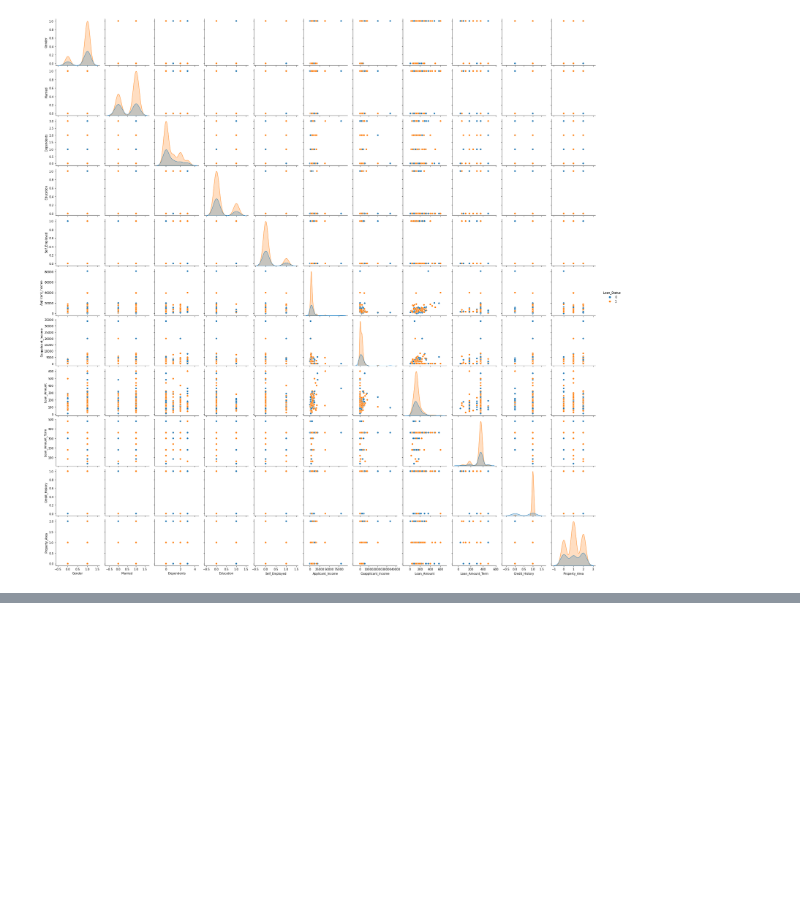
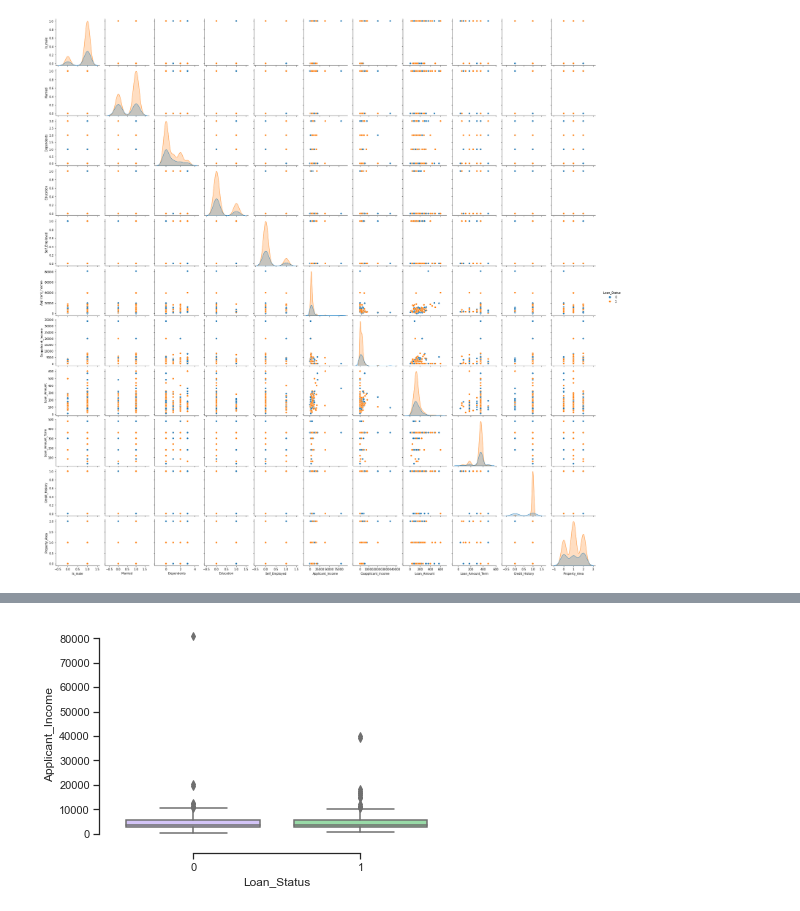
Before and after one commit to SLawsonWoods/Loan_Status_Classification_Project, a Jupyter notebook: final_notebook.ipynb, the cells around one changed output, grey strips where cells are left out. Saved outputs shown, nothing was run; the diff lists cells and outputs as text; code cells hidden in the pictures; blank space fills up the shorter version.

```diff
--- a/final_notebook.ipynb
+++ b/final_notebook.ipynb
@@ -169,0 +265,11 @@ KeyError: "None of [Index(['Loan_Status'], dtype='object')] are in the [columns]
+# %%
+sns.set_theme(style="ticks", palette="pastel")
+
+
+# Draw a nested boxplot
+sns.boxplot(x="Loan_Status", y="Applicant_Income",
+            palette=["m", "g"],
+            data=train)
+sns.despine(offset=10, trim=True)
+# %% [output]
+[figure, added]
```
Also changed, not shown: parts of 62 cells of this notebook, 3 other files.
